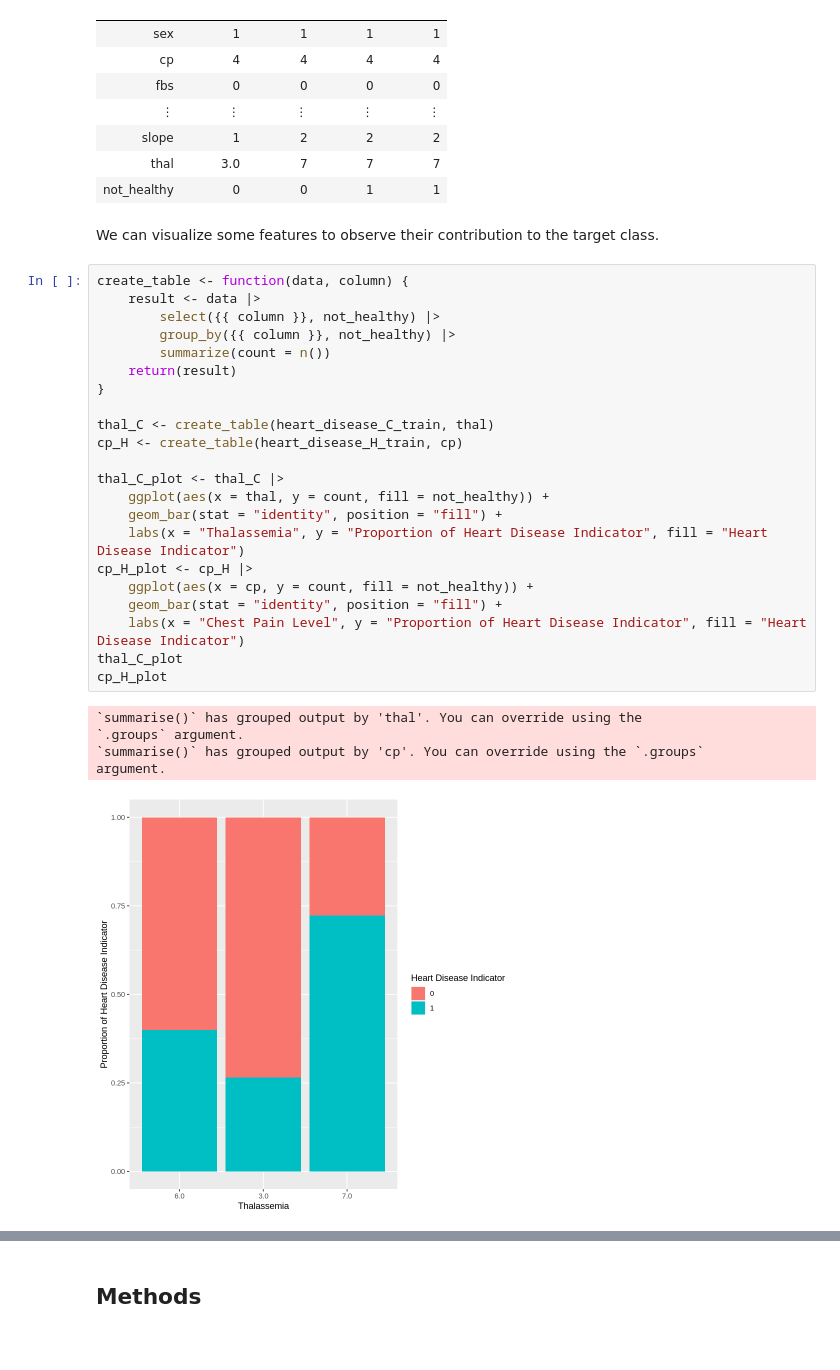
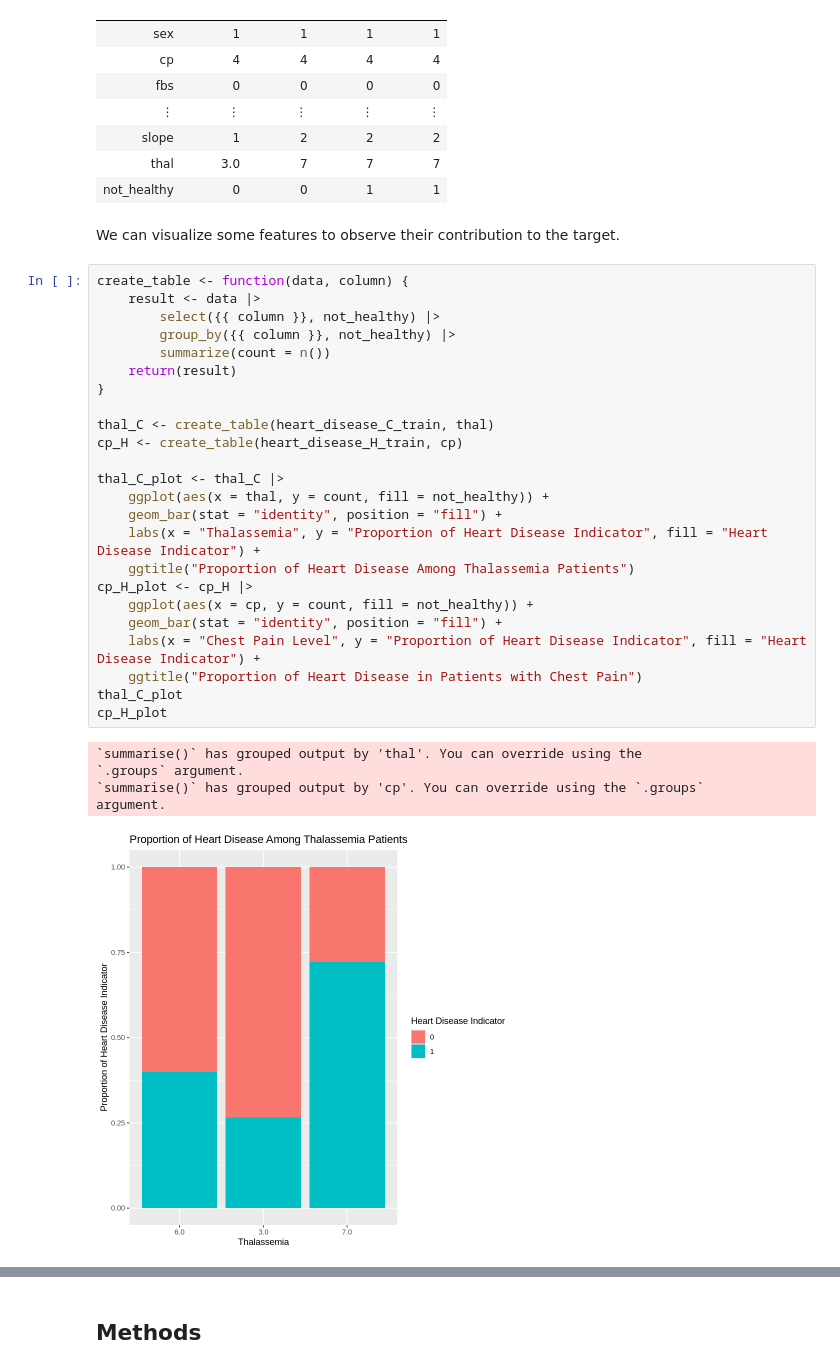
Before and after one commit to Oscar-Yik/dsci-100-project, a Jupyter notebook: DSCI 100 Project Proposal.ipynb, the cells around one changed output, grey strips where cells are left out. Saved outputs shown, nothing was run; the diff lists cells and outputs as text.

```diff
--- a/DSCI 100 Project Proposal.ipynb
+++ b/DSCI 100 Project Proposal.ipynb
@@ -460,32 +460,34 @@ A tibble: 9 × 5
 | thal | 3.0 | 7 | 7 | 7 |
 | not_healthy | 0 | 0 | 1 | 1 |
 # %% [markdown]
-We can visualize some features to observe their contribution to the target class.
+We can visualize some features to observe their contribution to the target.
 # %%
 create_table <- function(data, column) {
     result <- data |>
         select({{ column }}, not_healthy) |>
         group_by({{ column }}, not_healthy) |>
         summarize(count = n())
     return(result)
 }
 
 thal_C <- create_table(heart_disease_C_train, thal)
 cp_H <- create_table(heart_disease_H_train, cp)
 
 thal_C_plot <- thal_C |>
     ggplot(aes(x = thal, y = count, fill = not_healthy)) +
     geom_bar(stat = "identity", position = "fill") +
-    labs(x = "Thalassemia", y = "Proportion of Heart Disease Indicator", fill = "Heart Disease Indicator")
+    labs(x = "Thalassemia", y = "Proportion of Heart Disease Indicator", fill = "Heart Disease Indicator") +
+    ggtitle("Proportion of Heart Disease Among Thalassemia Patients")
 cp_H_plot <- cp_H |>
     ggplot(aes(x = cp, y = count, fill = not_healthy)) +
     geom_bar(stat = "identity", position = "fill") +
-    labs(x = "Chest Pain Level", y = "Proportion of Heart Disease Indicator", fill = "Heart Disease Indicator")
+    labs(x = "Chest Pain Level", y = "Proportion of Heart Disease Indicator", fill = "Heart Disease Indicator") +
+    ggtitle("Proportion of Heart Disease in Patients with Chest Pain")
 thal_C_plot
 cp_H_plot
 # %% [output]
 `summarise()` has grouped output by 'thal'. You can override using the
 `.groups` argument.
 `summarise()` has grouped output by 'cp'. You can override using the `.groups`
 argument.
-[figure, old version]
+[figure, new version]
```
Also changed, not shown: parts of 9 cells of this notebook.
